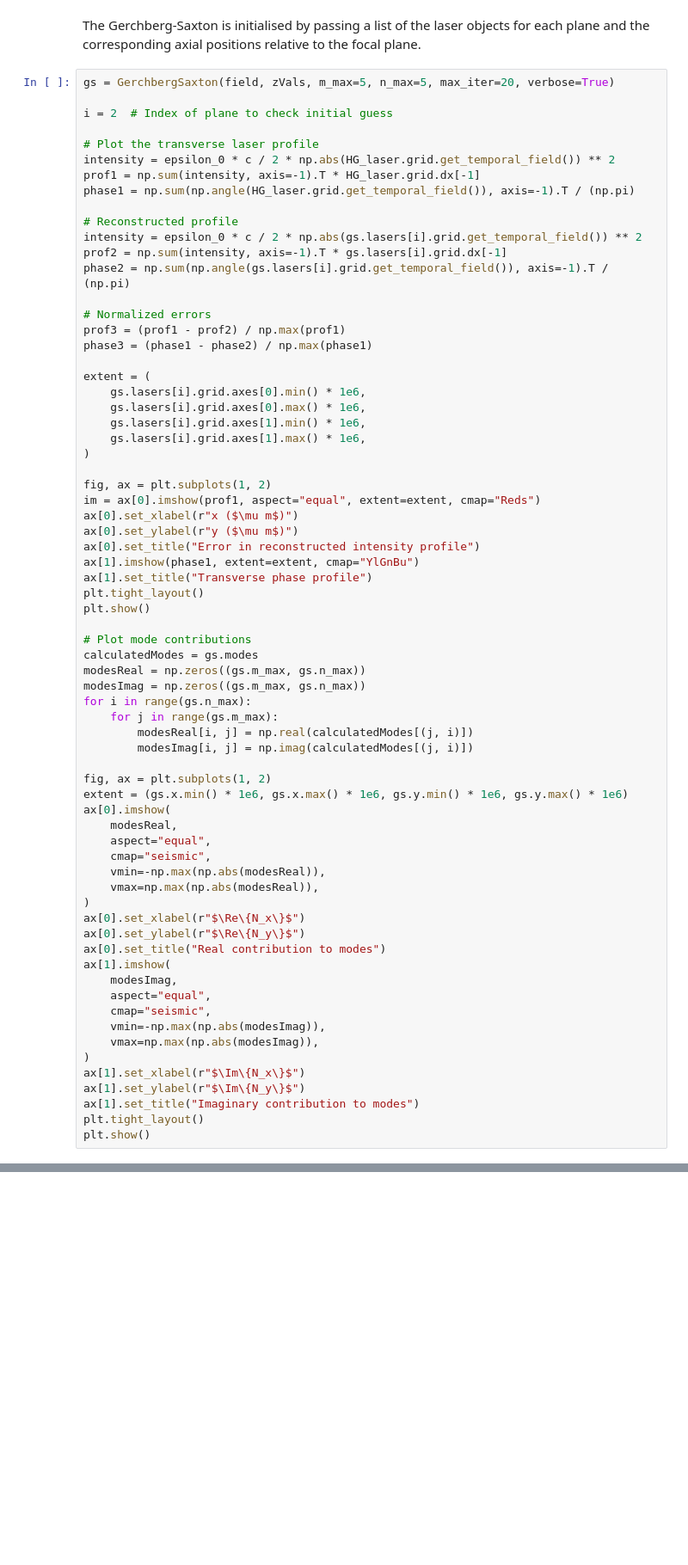
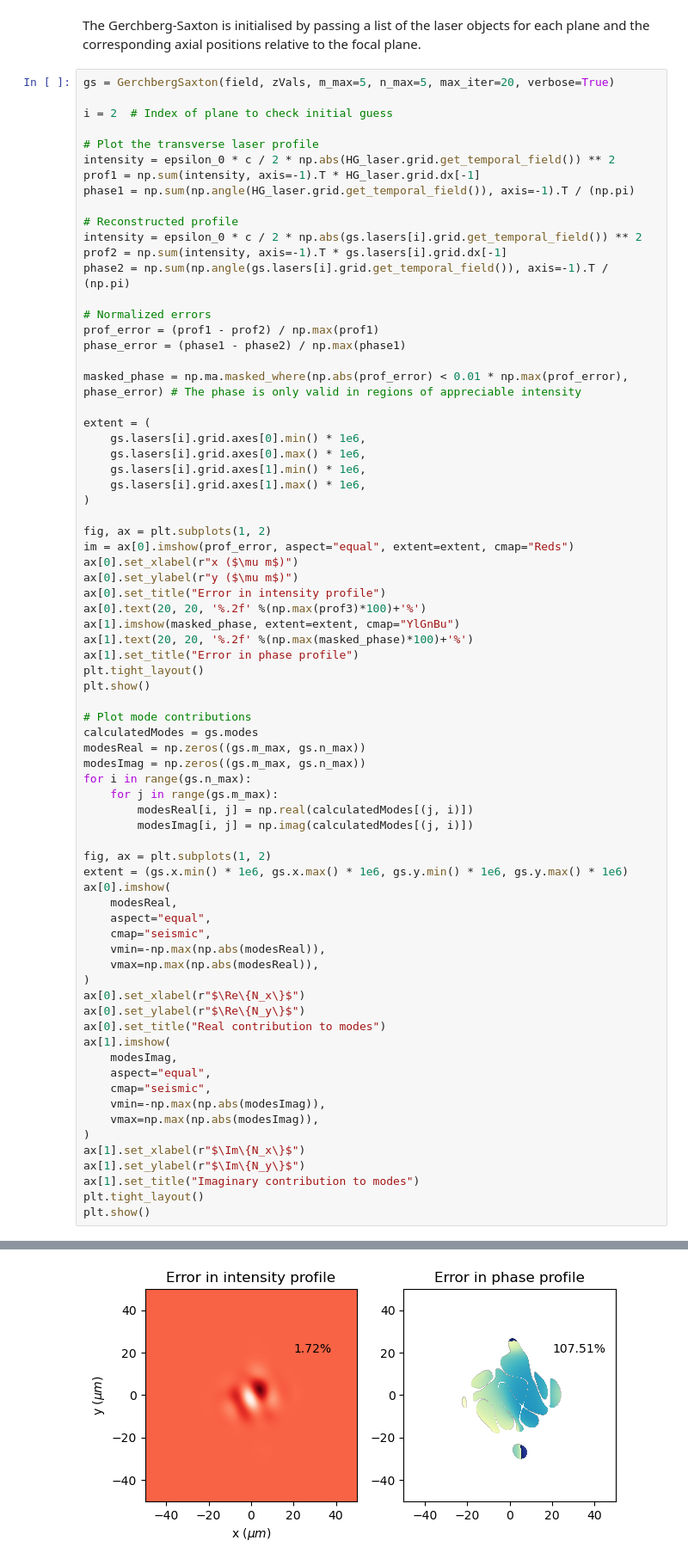
Before and after one commit to LASY-org/lasy, a Jupyter notebook: docs/source/tutorials/gerchberg_saxton_retrieval.ipynb, the cells around one changed output, grey strips where cells are left out. Shown: that part at 86% size. Drawn from its saved outputs; the diff is of its cells as text; blank space fills up the shorter version.

```diff
--- a/docs/source/tutorials/gerchberg_saxton_retrieval.ipynb
+++ b/docs/source/tutorials/gerchberg_saxton_retrieval.ipynb
@@ -148,8 +167,10 @@ prof2 = np.sum(intensity, axis=-1).T * gs.lasers[i].grid.dx[-1]
 phase2 = np.sum(np.angle(gs.lasers[i].grid.get_temporal_field()), axis=-1).T / (np.pi)
 
 # Normalized errors
-prof3 = (prof1 - prof2) / np.max(prof1)
-phase3 = (phase1 - phase2) / np.max(phase1)
+prof_error = (prof1 - prof2) / np.max(prof1)
+phase_error = (phase1 - phase2) / np.max(phase1)
+
+masked_phase = np.ma.masked_where(np.abs(prof_error) < 0.01 * np.max(prof_error), phase_error) # The phase is only valid in regions of appreciable intensity
 
 extent = (
     gs.lasers[i].grid.axes[0].min() * 1e6,
@@ -159,12 +180,14 @@ extent = (
 )
 
 fig, ax = plt.subplots(1, 2)
-im = ax[0].imshow(prof1, aspect="equal", extent=extent, cmap="Reds")
+im = ax[0].imshow(prof_error, aspect="equal", extent=extent, cmap="Reds")
 ax[0].set_xlabel(r"x ($\mu m$)")
 ax[0].set_ylabel(r"y ($\mu m$)")
-ax[0].set_title("Error in reconstructed intensity profile")
-ax[1].imshow(phase1, extent=extent, cmap="YlGnBu")
-ax[1].set_title("Transverse phase profile")
+ax[0].set_title("Error in intensity profile")
+ax[0].text(20, 20, '%.2f' %(np.max(prof3)*100)+'%')
+ax[1].imshow(masked_phase, extent=extent, cmap="YlGnBu")
+ax[1].text(20, 20, '%.2f' %(np.max(masked_phase)*100)+'%')
+ax[1].set_title("Error in phase profile")
 plt.tight_layout()
 plt.show()
 
@@ -201,3 +224,4 @@ ax[1].set_ylabel(r"$\Im\{N_y\}$")
 ax[1].set_title("Imaginary contribution to modes")
 plt.tight_layout()
 plt.show()
+# %% [output]
@@ -203,0 +239 @@ plt.show()
+[figure, added]
```
Also changed, not shown: parts of 10 cells of this notebook, 1 other file.
